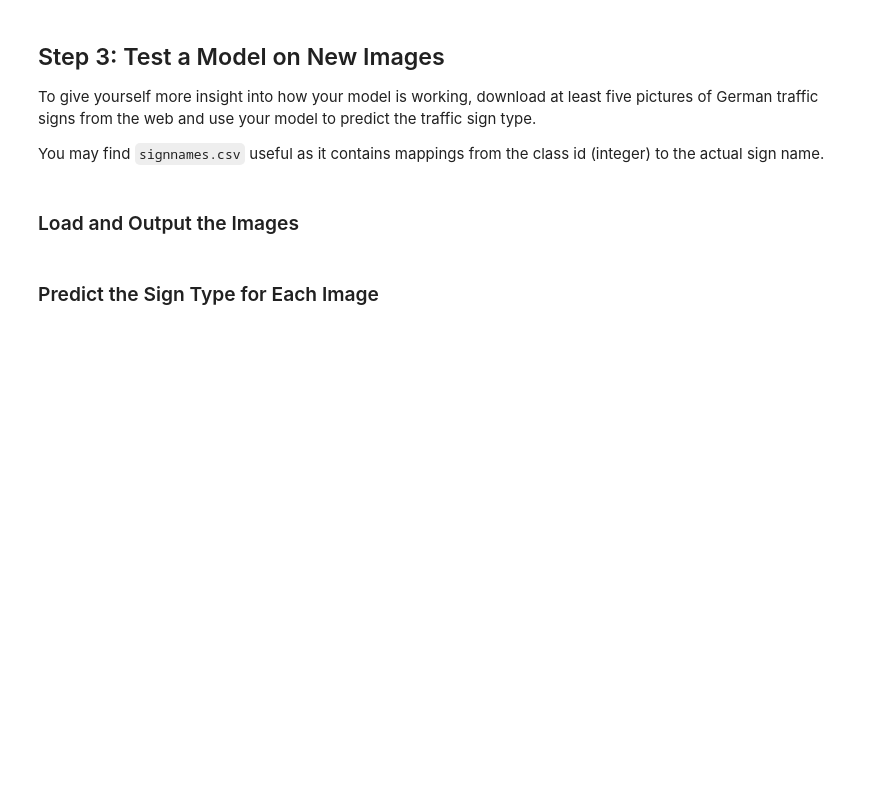
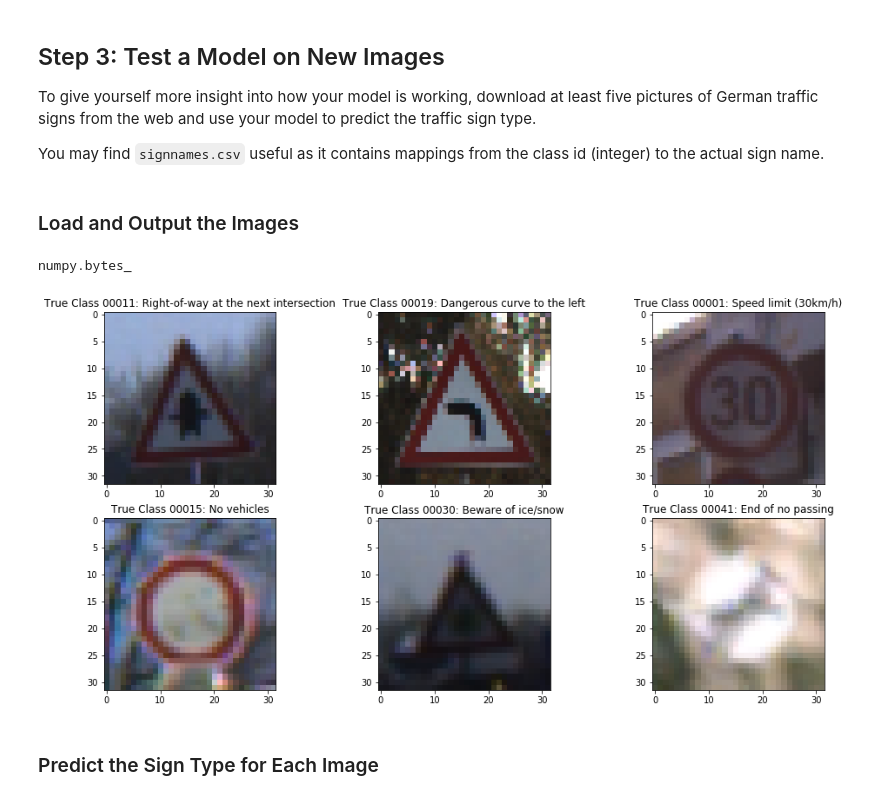
Before and after one commit to siyaoxu/Self-Driving-Cars, a Jupyter notebook: CarND-Traffic-Sign-Classifier-Project/Traffic_Sign_Classifier.ipynb, the cells around one changed output. Drawn from its saved outputs; the diff is of its cells as text; code cells hidden in the pictures; blank space fills up the shorter version.

Commit message:
test model

```diff
--- a/CarND-Traffic-Sign-Classifier-Project/Traffic_Sign_Classifier.ipynb
+++ b/CarND-Traffic-Sign-Classifier-Project/Traffic_Sign_Classifier.ipynb
@@ -619,10 +489,10 @@ ohe_y = tf.one_hot(y,n_classes)
 # %% [markdown]
 #### Training Pipeline
 # %%
-lrate = 1e-3
+lrate = 3e-4
 keep_prob = 0.5
 
-EPOCHS = 100
+EPOCHS = 50
 BATCH_SIZE = 64
 
 logits = ConvNet(x,n_classes,keep_prob)
@@ -727,3 +596,44 @@ You may find `signnames.csv` useful as it contains mappings from the class id (i
+# %%
+from os import walk
+import pandas as pd
+
+def LoadTests():
+    '''
+    load and resize test images into a nimg x 32 x 32 x 3  array and .cvs of sign names
+    return 1. image array; 2. a list of true classes of test images; 3. sign names vs classes as a dict
+    '''
+    # import test images and class names
+    items = list(walk('./img_test/'))
+    fList = [item[0]+'/'+item[2][0] for item in items[1:]]
+    trClass = items[0][1]
+
+    # load test images
+    imgList = []
+    for file in fList:
+        imgList.append(cv2.resize(plt.imread(file),(32,32)))
+    RGBImg = np.stack(imgList)
+
+    # load sign names
+    key_values = np.genfromtxt('./signnames.csv', delimiter = ",", skip_header = 1, dtype = None)
+    signName = { key_value[0]:key_value[1].decode('UTF-8') for key_value in key_values}
+
+    return RGBImg, trClass, signName
+# %%
+type(signName[0])
+# %% [output]
+numpy.bytes_
+# %%
+### Load the images and plot them here.
+t_imgs, trClass, signName = LoadTests()
+
+# plot
+fig = plt.figure(figsize=(16,8));
+for i in list(range(len(t_imgs))):
+    plt.subplot(2,3,i+1);
+    plt.imshow(np.squeeze(t_imgs[i,:,:,:]));
+    plt.title('True Class ' + trClass[i] + ': ' + str(signName[np.int(trClass[i])]),fontsize = 12);
+# %% [output]
+[figure, added]
 # %% [markdown]
 ### Predict the Sign Type for Each Image
 # %%
```
Also changed, not shown: parts of 7 cells of this notebook.
